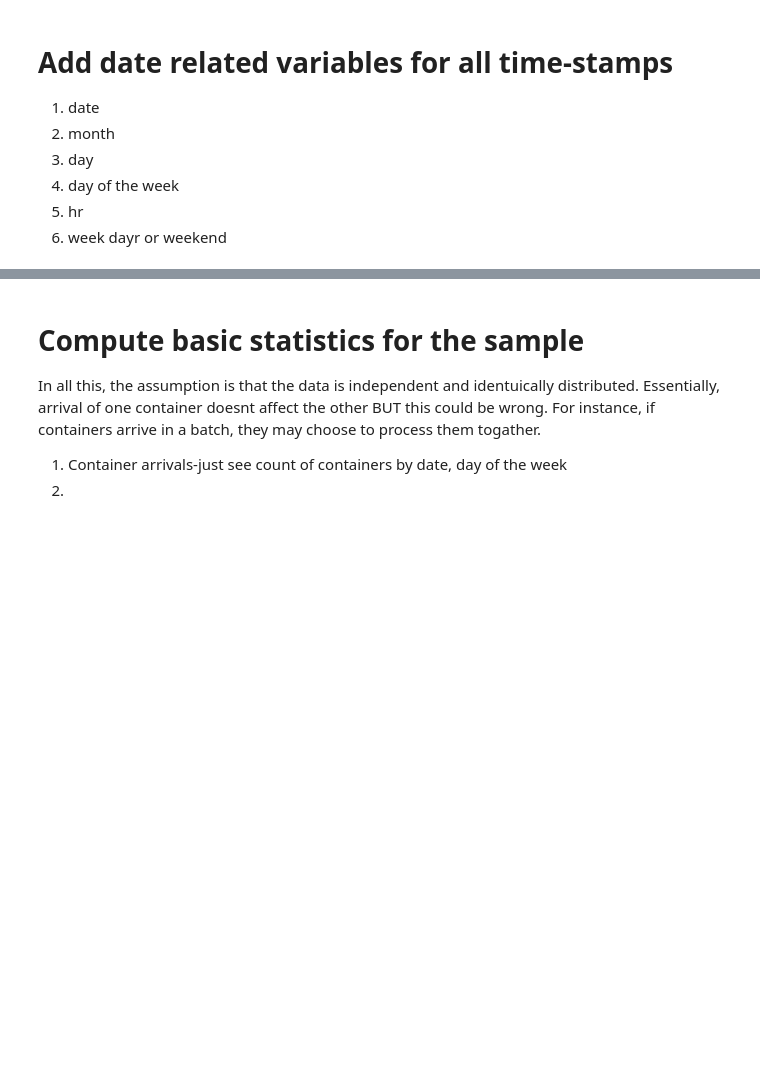
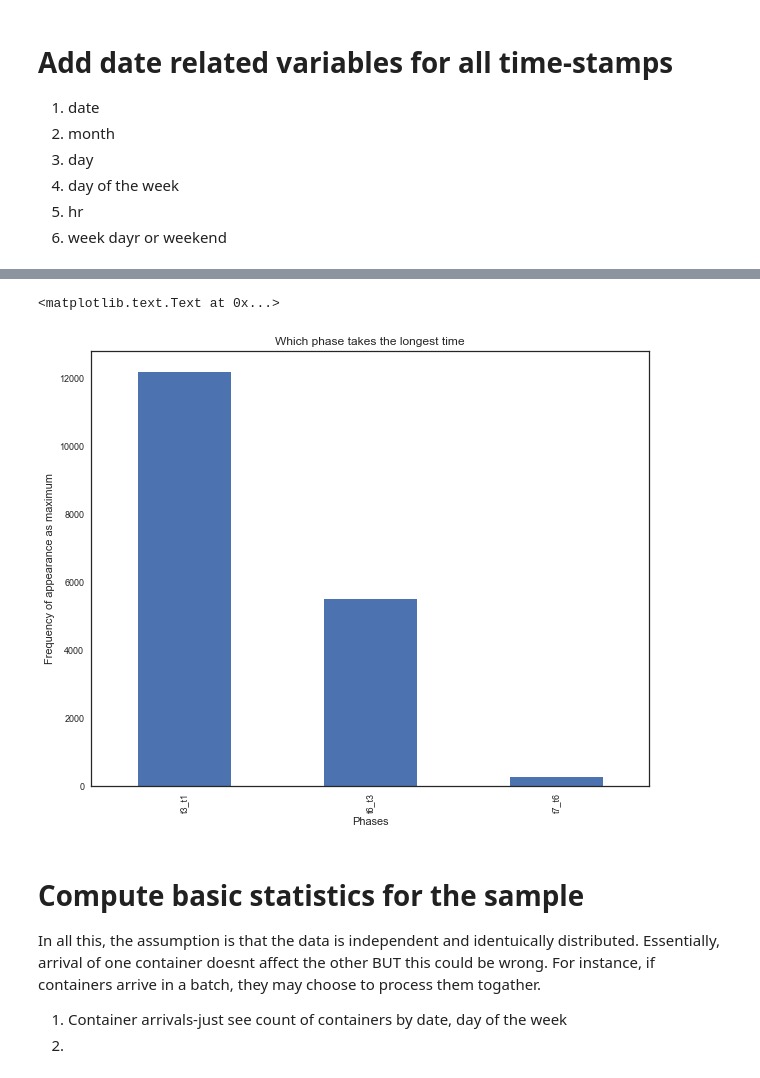
Before and after one commit to dmatekenya/Port-Analysis-Logistics, a Jupyter notebook: scripts/analysis.ipynb, the cells around one changed output, grey strips where cells are left out. Drawn from its saved outputs; the diff is of its cells as text; code cells hidden in the pictures; blank space fills up the shorter version.

```diff
--- a/scripts/analysis.ipynb
+++ b/scripts/analysis.ipynb
@@ -158,0 +178,11 @@ d.max_phases.value_counts().plot(kind='bar',
+# %%
+#Function to combine value counts for multiple columns into a single presentable table
+def create_table_v1(cols,df_data,new_index):
+    i=0
+    for c in cols:
+        if i==0:
+            df = pd.DataFrame(df_data[c].value_counts()).reindex(new_index)
+        else:
+            df = pd.concat([df, pd.DataFrame(df_data[c].value_counts()).reindex(new_index)],axis=1, join='inner')
+        i += 1
+    return df
@@ -159,3 +225,22 @@ d.max_phases.value_counts().plot(kind='bar',
+# %%
+max_phase = create_table_v1(["max_phases"],d, ['t1', 't2','t3'])
+#Lets see a simple chart for the table above for maximum duration
+ax = d.max_phases.value_counts().plot(kind='bar',
+                                        title = 'Which phase takes the longest time',
+                                        y='Frequency of appearance as maximum',
+                                        x = 'Time steps',
+                                        figsize=(10, 8),
+                                        legend=False,
+                                        fontsize=9)
+
+# Set the x-axis label
+ax.set_xlabel('Phases')
+
+# Set the y-axis label
+ax.set_ylabel('Frequency of appearance as maximum')
+# %% [output]
+<matplotlib.text.Text at 0x...>
+[figure, added]
 # %% [markdown]
 **Compute  basic statistics for the sample**
 ============================================
```
Also changed, not shown: parts of 29 cells of this notebook.
